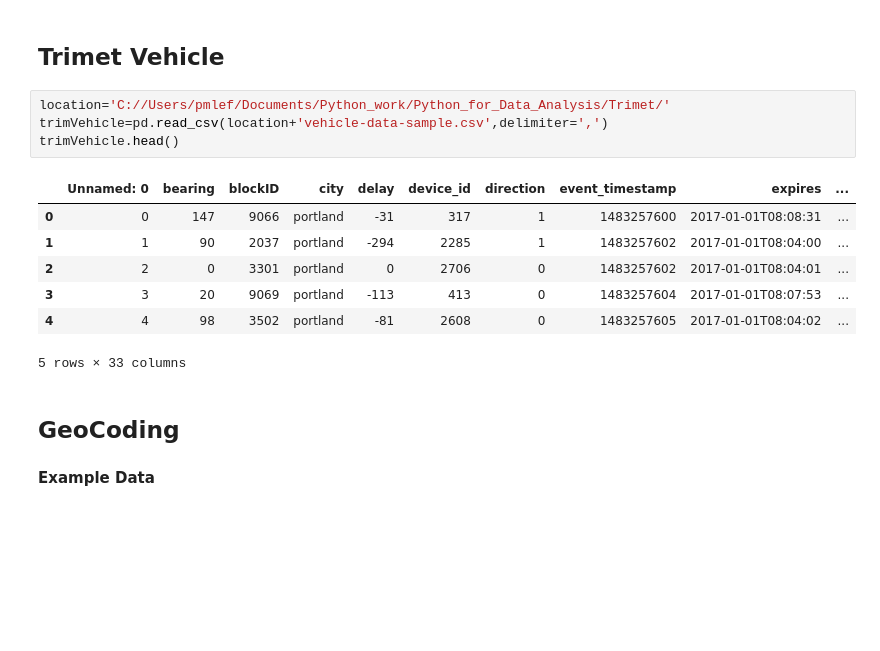
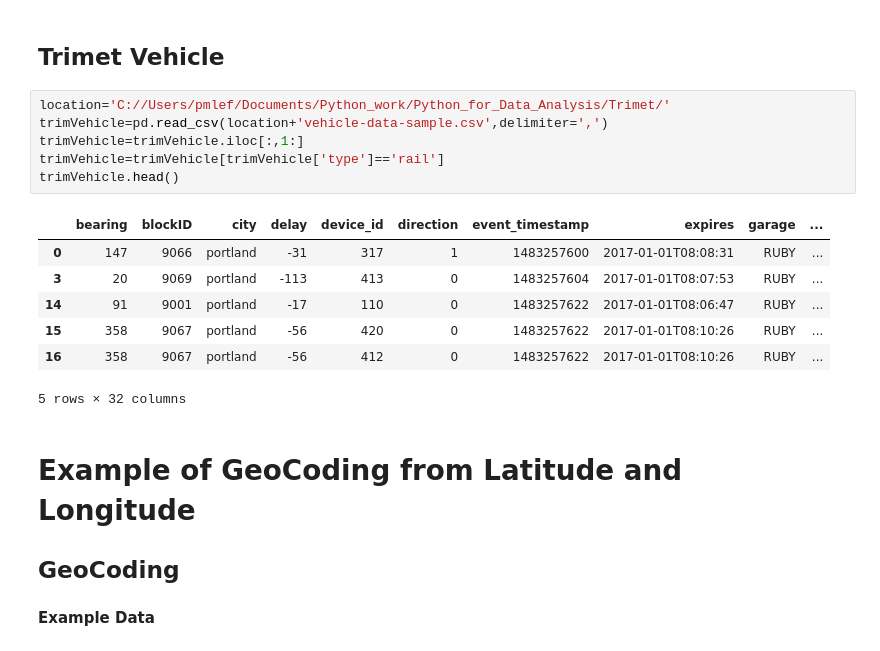
Before and after one commit to pmleffers/Trimet, a Jupyter notebook: Trimet Project.ipynb, the cells around one changed output. Saved outputs shown, nothing was run; the diff lists cells and outputs as text; blank space fills up the shorter version.

```diff
--- a/Trimet Project.ipynb
+++ b/Trimet Project.ipynb
@@ -148,18 +873,22 @@ Trimet Vehicle
 # %%
 location='C://Users/pmlef/Documents/Python_work/Python_for_Data_Analysis/Trimet/'
 trimVehicle=pd.read_csv(location+'vehicle-data-sample.csv',delimiter=',')
+trimVehicle=trimVehicle.iloc[:,1:]
+trimVehicle=trimVehicle[trimVehicle['type']=='rail']
 trimVehicle.head()
 # %% [output]
-|  | Unnamed: 0 | bearing | blockID | city | delay | device_id | direction | event_timestamp | expires | ... |
-| 0 | 0 | 147 | 9066 | portland | -31 | 317 | 1 | 1483257600 | 2017-01-01T08:08:31 | ... |
-| 1 | 1 | 90 | 2037 | portland | -294 | 2285 | 1 | 1483257602 | 2017-01-01T08:04:00 | ... |
-| 2 | 2 | 0 | 3301 | portland | 0 | 2706 | 0 | 1483257602 | 2017-01-01T08:04:01 | ... |
-| 3 | 3 | 20 | 9069 | portland | -113 | 413 | 0 | 1483257604 | 2017-01-01T08:07:53 | ... |
-| 4 | 4 | 98 | 3502 | portland | -81 | 2608 | 0 | 1483257605 | 2017-01-01T08:04:02 | ... |
+|  | bearing | blockID | city | delay | device_id | direction | event_timestamp | expires | garage | ... |
+| 0 | 147 | 9066 | portland | -31 | 317 | 1 | 1483257600 | 2017-01-01T08:08:31 | RUBY | ... |
+| 3 | 20 | 9069 | portland | -113 | 413 | 0 | 1483257604 | 2017-01-01T08:07:53 | RUBY | ... |
+| 14 | 91 | 9001 | portland | -17 | 110 | 0 | 1483257622 | 2017-01-01T08:06:47 | RUBY | ... |
+| 15 | 358 | 9067 | portland | -56 | 420 | 0 | 1483257622 | 2017-01-01T08:10:26 | RUBY | ... |
+| 16 | 358 | 9067 | portland | -56 | 412 | 0 | 1483257622 | 2017-01-01T08:10:26 | RUBY | ... |
-5 rows × 33 columns
+5 rows × 32 columns
-# %% [markdown]
-GeoCoding
----------
+# %% [markdown]
+Example of GeoCoding from Latitude and Longitude
+========================
+GeoCoding
+---------
 # %% [markdown]
 **Example Data**
 # %%
```
Also changed, not shown: parts of 89 cells of this notebook.
